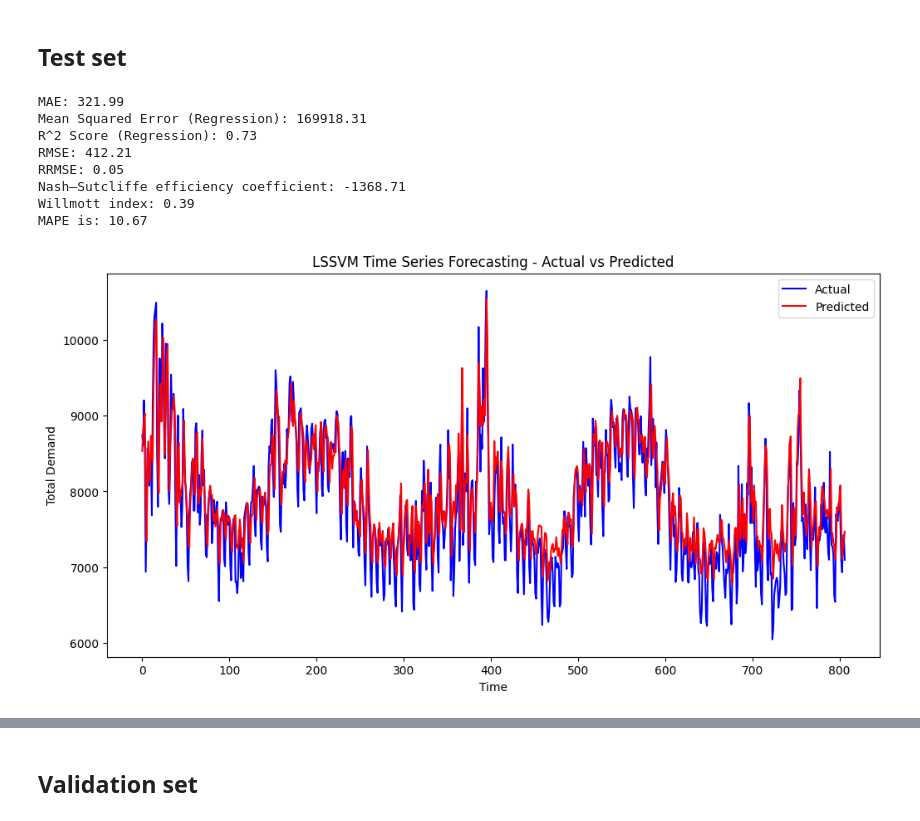
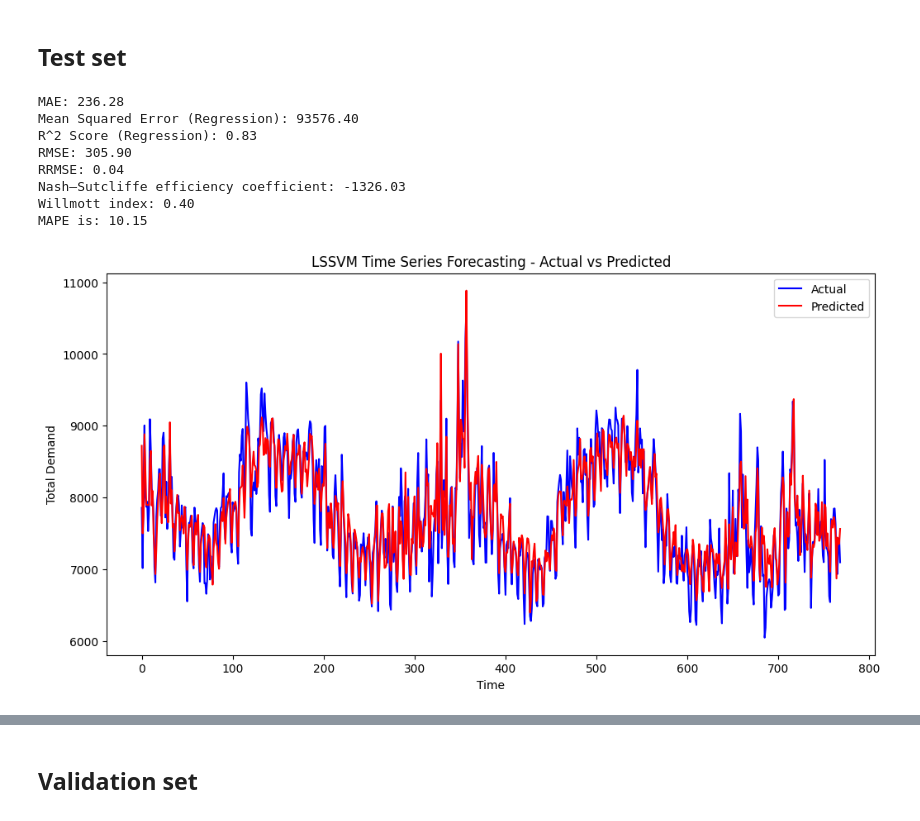
Before and after one commit to KaiJDect/Group10_project, a Jupyter notebook: src/notebooks/Geo_Modelling.ipynb, the cells around one changed output, grey strips where cells are left out. Cells and saved outputs as stored; diff of their text form; code cells hidden in the pictures.

```diff
--- a/src/notebooks/Geo_Modelling.ipynb
+++ b/src/notebooks/Geo_Modelling.ipynb
@@ -236,6 +244,8 @@ rollingWindowQLD
 # %%
 dailyMergedNSW = pd.read_csv(projRoot + "data\\SILO\\daily_merged_nsw.csv")
 dailyMergedNSW = dailyMergedNSW.dropna()
+dailyMergedNSW['DATETIME'] = pd.to_datetime(dailyMergedNSW['DATETIME'])
+print(dailyMergedNSW.shape)
 data = dailyMergedNSW
 data.columns
 # %% [output]
@@ -368,0 +390,28 @@ for lag in lag_steps:
+# %%
+# TODO: generate lag features using autocorrelation plots and correlation analysis
+demandLagSteps = [1, 7, 14]
+temperatureLagSteps = [1, 20, 30]
+rainLagSteps = [15, 24]
+evapLagSteps = [7, 15, 28]
+radnLagSteps = [5, 16, 28]
+rhLagSteps = [15, 26]
+
+for lag in demandLagSteps:
+    data[f'TOTALDEMAND_lag_{lag}'] = data['TOTALDEMAND'].shift(lag)
+
+for lag in temperatureLagSteps:
+    data[f'TEMPERATURE_lag_{lag}'] = data['TEMPERATURE'].shift(lag)
+
+for lag in rainLagSteps:
+    data[f'Rain_lag_{lag}'] = data['Rain'].shift(lag)
+
+for lag in evapLagSteps:
+    data[f'Evap_lag_{lag}'] = data['Evap'].shift(lag)
+
+for lag in radnLagSteps:
+    data[f'rand_lag_{lag}'] = data['Radn'].shift(lag)
+
+for lag in rhLagSteps:
+    data[f'rh_lag_{lag}'] = data['RH'].shift(lag)
+
+print('\n'.join(data.columns))
@@ -373,3 +438,9 @@ for lag in lag_steps:
+# %%
+data['DAY'] = data['DATETIME'].dt.day_of_year
+data['MONTH'] = data['DATETIME'].dt.month
+data['YEAR'] = data['DATETIME'].dt.year
+data[f'DAY_lag_250'] = data['DAY'].shift(250)
+data[f'MONTH_lag_250'] = data['MONTH'].shift(250)
 # %% [markdown]
 ## Data summary before training
 # %%
@@ -406,21 +509,24 @@ y_test = y_test.values.reshape(-1, 1)
 ## LSSVM Regression model training
 # %%
 # fit and predict
-lssvm_model = LSSVMRegressor(gamma=1, kernel='rbf', sigma=7)
+lssvm_model = LSSVMRegressor(gamma=0.1, kernel='rbf', sigma=10)
 lssvm_model.fit(X_train, y_train)
 # %% [markdown]
 ## Test set
 # %%
+# fit and predict
+lssvm_model = LSSVMRegressor(gamma=10, kernel='rbf', sigma=10)
+lssvm_model.fit(X_train, y_train)
 y_pred = lssvm_model.predict(X_test)
 getEvaluationMetrics(y_test, y_pred, target)
 getPlots(y_test, y_pred, residuals = False)
 # %% [output]
-MAE: 321.99
-Mean Squared Error (Regression): 169918.31
-R^2 Score (Regression): 0.73
-RMSE: 412.21
-RRMSE: 0.05
-Nash–Sutcliffe efficiency coefficient: -1368.71
-Willmott index: 0.39
-MAPE is: 10.67
+MAE: 236.28
+Mean Squared Error (Regression): 93576.40
+R^2 Score (Regression): 0.83
+RMSE: 305.90
+RRMSE: 0.04
+Nash–Sutcliffe efficiency coefficient: -1326.03
+Willmott index: 0.40
+MAPE is: 10.15
-[figure, old version]
+[figure, new version]
```
Also changed, not shown: parts of 33 cells of this notebook, 1 other file.
